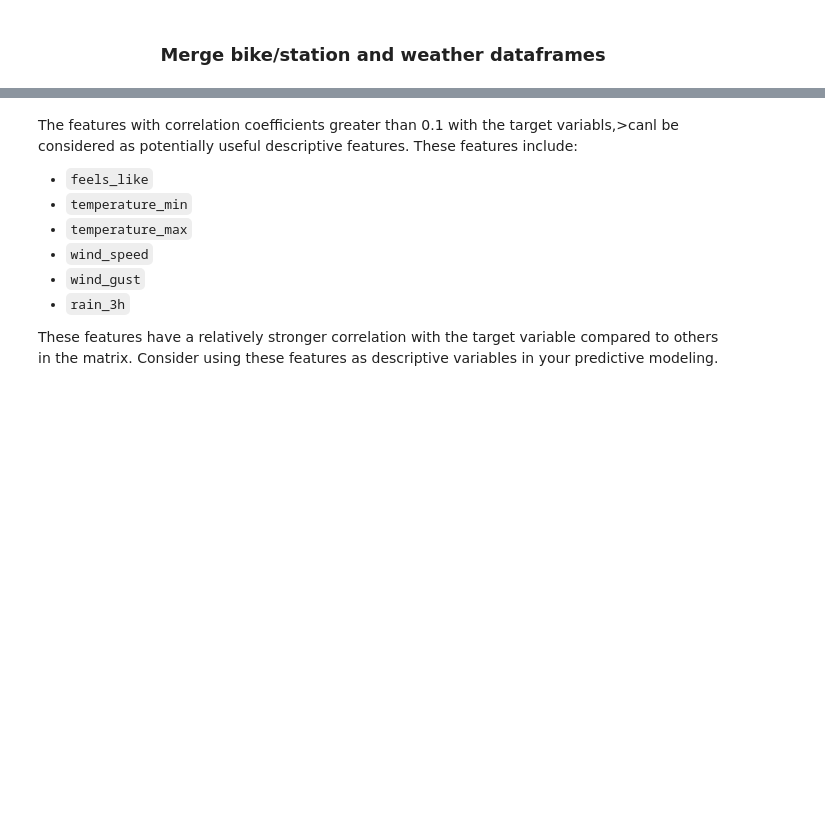
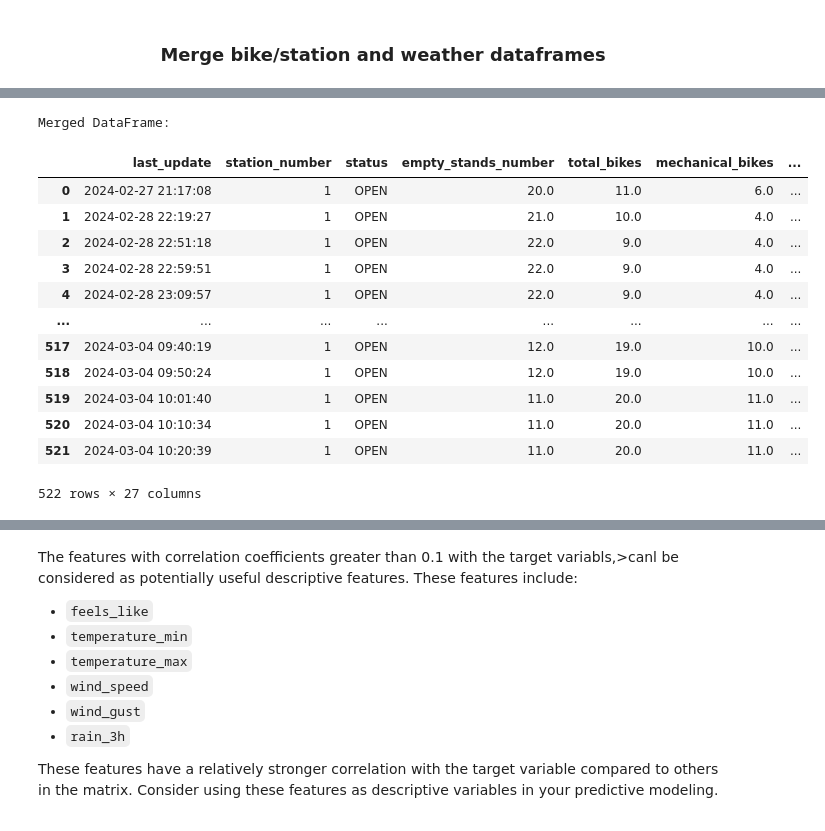
Before and after one commit to yuhan676/DublinBikes, a Jupyter notebook: Flask/predictive_models/Time-series Available Bike Forecasting.ipynb, the cells around one changed output, grey strips where cells are left out. Drawn from its saved outputs; the diff is of its cells as text; code cells hidden in the pictures; blank space fills up the shorter version.

```diff
--- a/Flask/predictive_models/Time-series Available Bike Forecasting.ipynb
+++ b/Flask/predictive_models/Time-series Available Bike Forecasting.ipynb
@@ -1058,0 +1023,22 @@ merged_df
+# %%
+# Merge df_merged with df_current_weather
+df_merged_station_weather = merged_df.merge(df_current_weather, left_index=True, right_index=True, how='inner')
+
+# Print the merged DataFrame
+print("Merged DataFrame:")
+df_merged_station_weather
+# %% [output]
+Merged DataFrame:
+|  | last_update | station_number | status | empty_stands_number | total_bikes | mechanical_bikes | ... |
+| 0 | 2024-02-27 21:17:08 | 1 | OPEN | 20.0 | 11.0 | 6.0 | ... |
+| 1 | 2024-02-28 22:19:27 | 1 | OPEN | 21.0 | 10.0 | 4.0 | ... |
+| 2 | 2024-02-28 22:51:18 | 1 | OPEN | 22.0 | 9.0 | 4.0 | ... |
+| 3 | 2024-02-28 22:59:51 | 1 | OPEN | 22.0 | 9.0 | 4.0 | ... |
+| 4 | 2024-02-28 23:09:57 | 1 | OPEN | 22.0 | 9.0 | 4.0 | ... |
+| ... | ... | ... | ... | ... | ... | ... | ... |
+| 517 | 2024-03-04 09:40:19 | 1 | OPEN | 12.0 | 19.0 | 10.0 | ... |
+| 518 | 2024-03-04 09:50:24 | 1 | OPEN | 12.0 | 19.0 | 10.0 | ... |
+| 519 | 2024-03-04 10:01:40 | 1 | OPEN | 11.0 | 20.0 | 11.0 | ... |
+| 520 | 2024-03-04 10:10:34 | 1 | OPEN | 11.0 | 20.0 | 11.0 | ... |
+| 521 | 2024-03-04 10:20:39 | 1 | OPEN | 11.0 | 20.0 | 11.0 | ... |
+522 rows × 27 columns
```
Also changed, not shown: parts of 64 cells of this notebook.
